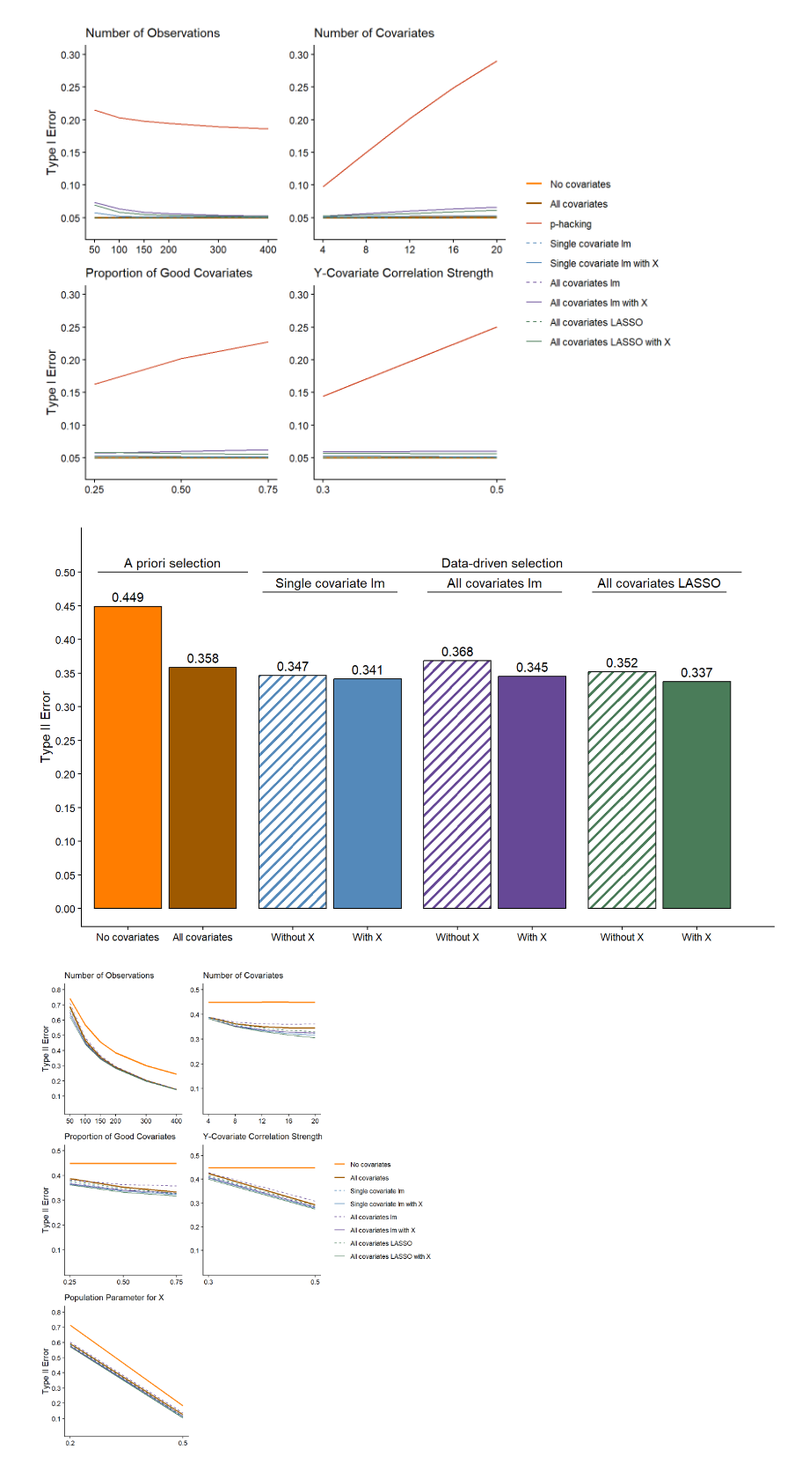
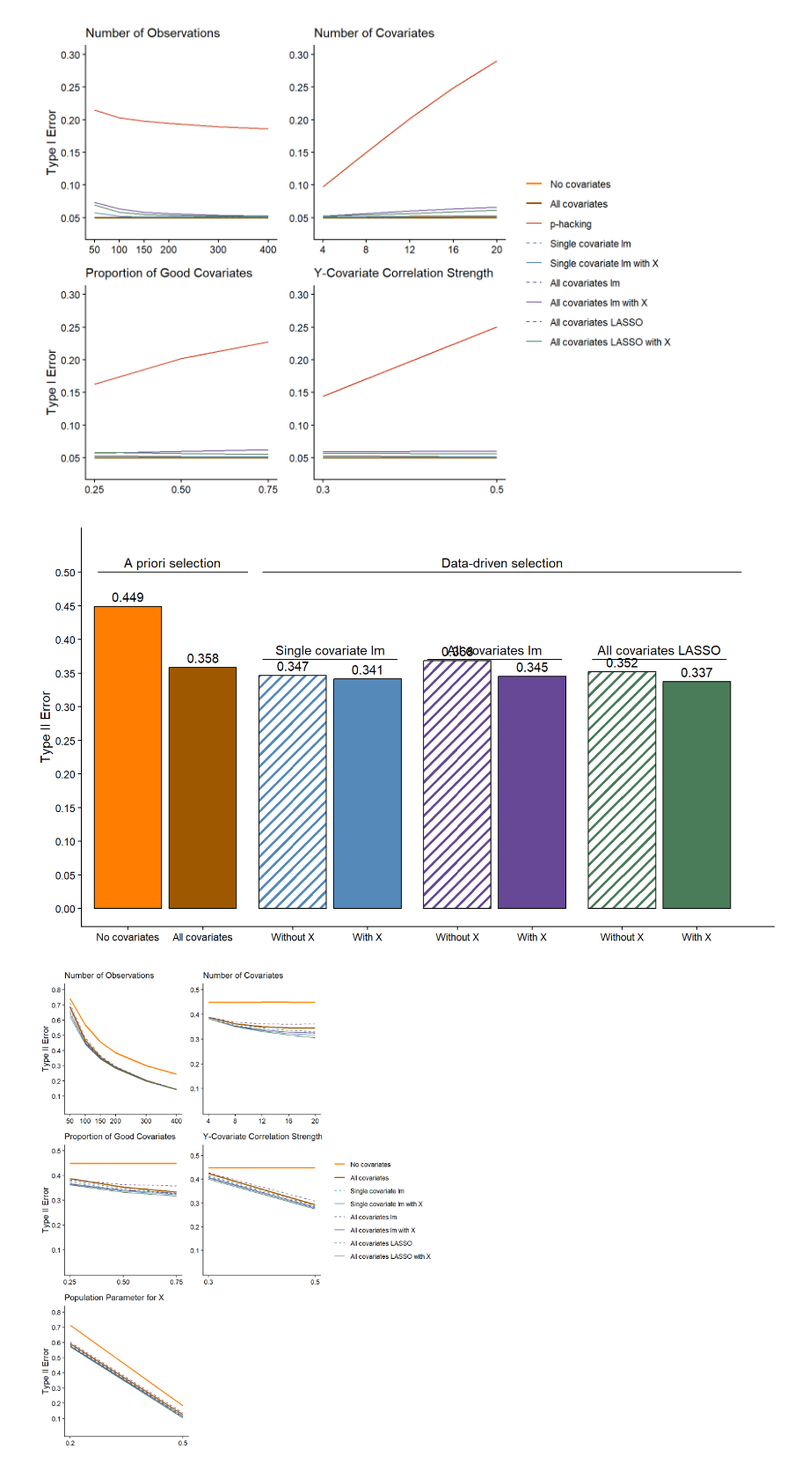
Before and after one commit to jjcurtin/study_cov, a Jupyter notebook: notebooks/mak_figures.embed.ipynb, the cells around one changed output. Shown at 88% size. Saved outputs shown, nothing was run; the diff lists cells and outputs as text; code cells hidden in the pictures.

```diff
--- a/notebooks/mak_figures.embed.ipynb
+++ b/notebooks/mak_figures.embed.ipynb
@@ -278,7 +278,7 @@ segment_labels <- tibble::tibble(
         mean(c(2.8, 4.6)),
         mean(c(5, 6.8)),
         mean(c(7.2, 9))),
-  y = c(.50, .50, .47, .47, .47) + 0.015,
+  y = c(.50, .50, .37, .37, .37) + 0.015,
   label = c("A priori selection", "Data-driven selection", "Single covariate lm", "All covariates lm", "All covariates LASSO")
 )
 
@@ -298,37 +298,37 @@ ggplot(
     color = "black"
   ) +
   geom_segment(aes(y = .50, x = .6, xend = 2.6)) +
   geom_segment(aes(y = .50, x = 2.8, xend = 9.2)) +
-  geom_segment(aes(y = .47, x = 2.8, xend = 4.6)) +
-  geom_segment(aes(y = .47, x = 5, xend = 6.8)) +
-  geom_segment(aes(y = .47, x = 7.2, xend = 9)) +
+  geom_segment(aes(y = .37, x = 2.8, xend = 4.6)) +
+  geom_segment(aes(y = .37, x = 5, xend = 6.8)) +
+  geom_segment(aes(y = .37, x = 7.2, xend = 9)) +
   geom_text(
     aes(label = sprintf("%.3f", type_II)),
     vjust = -0.5
   ) +
   geom_text(
     data = segment_labels,
     aes(x = x, y = y, label = label),
     inherit.aes = FALSE
   ) +
   labs(x = NULL, y = "Type II Error") +
   scale_y_continuous(
     limits = c(0, max(type_II_summary$type_II) * 1.2),
     breaks = seq(0, max(type_II_summary$type_II) * 1.2, by = 0.05)
   ) +
   # numeric x with custom breaks/labels; gaps are just extra space between positions
   scale_x_continuous(
     breaks = x_breaks,
     labels = x_labels,
     expand = expansion(mult = c(0.02, 0.05))  # trim extra margin if you like
   ) +
   scale_pattern_manual(values = method_patterns) +
   scale_fill_manual(values = method_colors) +
   theme(
     legend.position = "none"
   )
 # %% [output]
-[figure, old version]
+[figure, new version]
 # %%
 observations_2 <- d_02 |>
   bind_rows(d_05) |>
```
Also changed, not shown: 11 other files.
